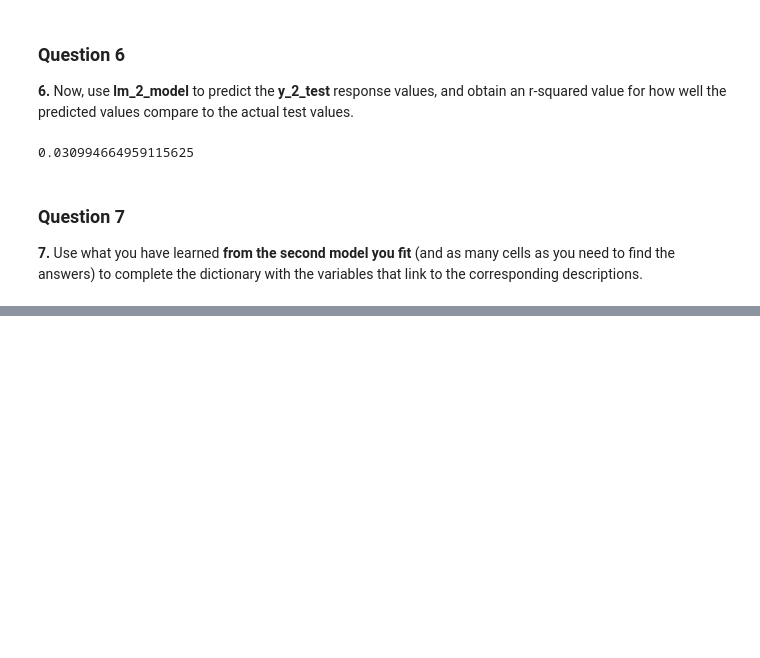
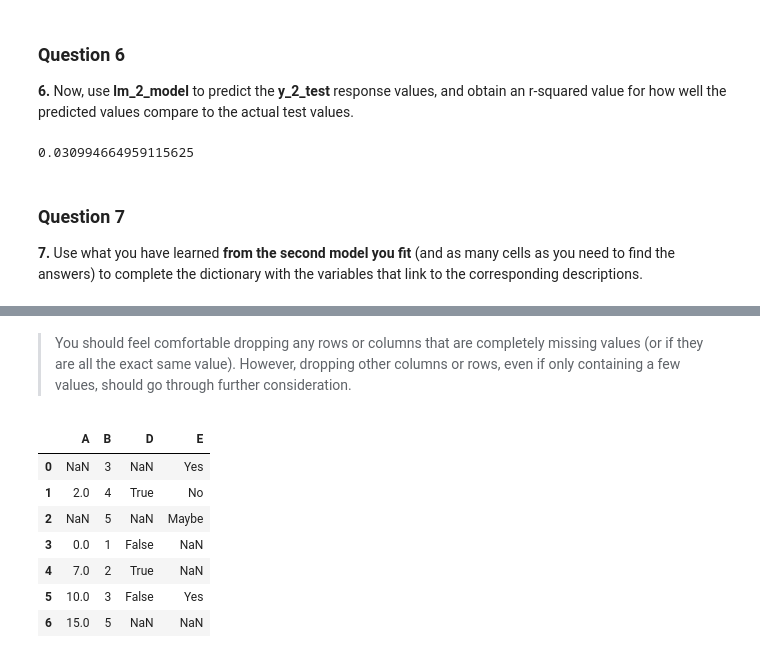
Before and after one commit to eatPizza311/Udacity-DSND, a Jupyter notebook: L1-Introduction to Data Science/CRISP_DM/CRISP-DM_quiz.ipynb, the cells around one changed output, grey strips where cells are left out. Drawn from its saved outputs; the diff is of its cells as text; code cells hidden in the pictures; blank space fills up the shorter version.

```diff
--- a/L1-Introduction to Data Science/CRISP_DM/CRISP-DM_quiz.ipynb
+++ b/L1-Introduction to Data Science/CRISP_DM/CRISP-DM_quiz.ipynb
@@ -800,0 +860,15 @@ question7_solution = {'The number of reported salaries in the original dataset':
+# %% [markdown]
+> You should feel comfortable dropping any rows or columns that are completely missing values (or if they are all the exact same value).  However, dropping other columns or rows, even if only containing a few values, should go through further consideration.
+# %%
+# Use this cell to drop any columns or rows you feel comfortable dropping based on the above
+new_df = missing_dataset.dropna(axis=1, how='all')
+new_df
+# %% [output]
+|  | A | B | D | E |
+| 0 | NaN | 3 | NaN | Yes |
+| 1 | 2.0 | 4 | True | No |
+| 2 | NaN | 5 | NaN | Maybe |
+| 3 | 0.0 | 1 | False | NaN |
+| 4 | 7.0 | 2 | True | NaN |
+| 5 | 10.0 | 3 | False | Yes |
+| 6 | 15.0 | 5 | NaN | NaN |
```
Also changed, not shown: parts of 19 cells of this notebook.
